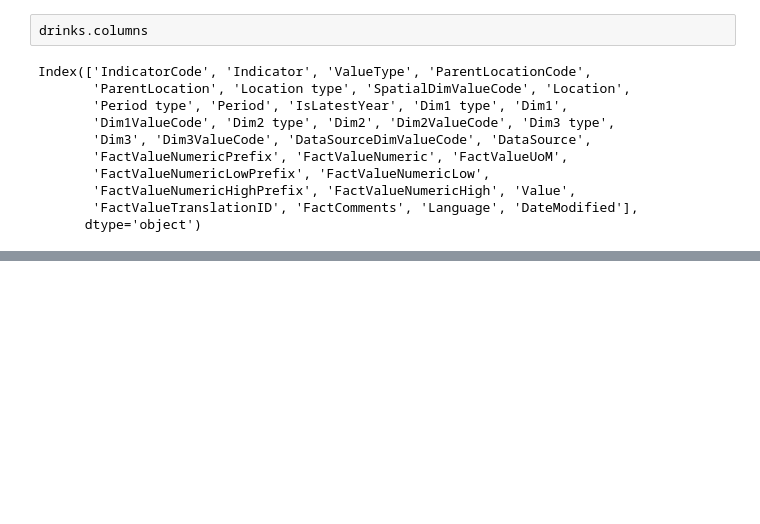
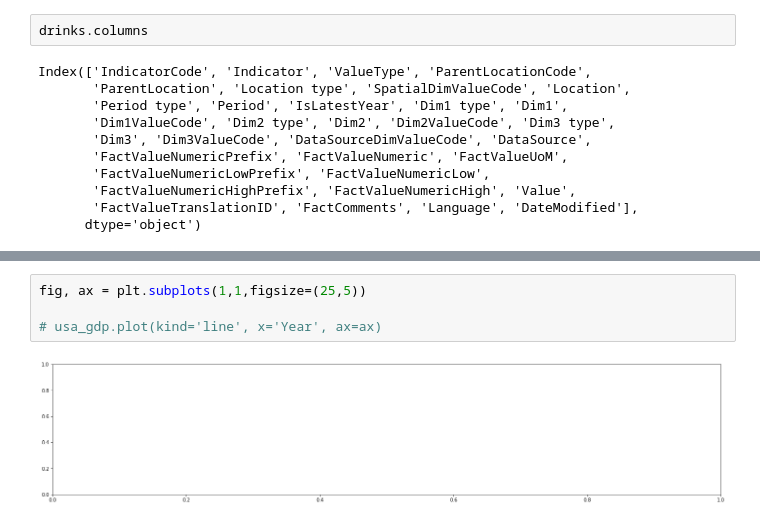
Before and after one commit to stuartbrown4/Big-Data-Assignment, a Jupyter notebook: Data-Handling-01.ipynb, the cells around one changed output, grey strips where cells are left out. Cells and saved outputs as stored; diff of their text form; blank space fills up the shorter version.

```diff
--- a/Data-Handling-01.ipynb
+++ b/Data-Handling-01.ipynb
@@ -43,0 +165,6 @@ drinks['beer_servings'].plot(kind='bar', figsize=(20,4))
+# %%
+fig, ax = plt.subplots(1,1,figsize=(25,5))
+
+# usa_gdp.plot(kind='line', x='Year', ax=ax)
+# %% [output]
+[figure, added]
```
Also changed, not shown: parts of 13 cells of this notebook.
